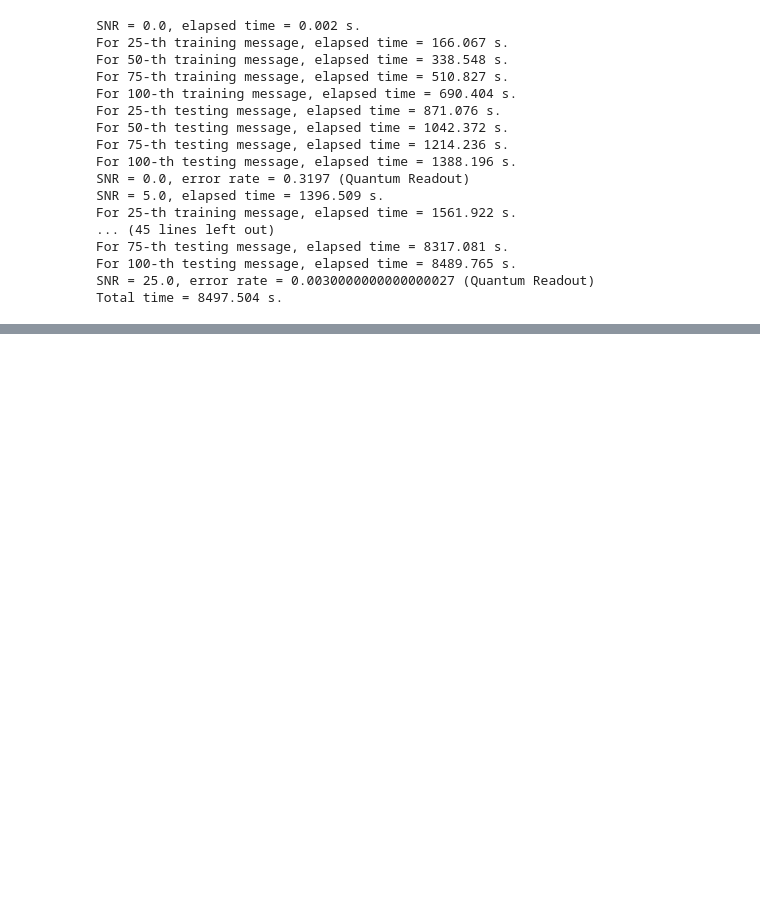
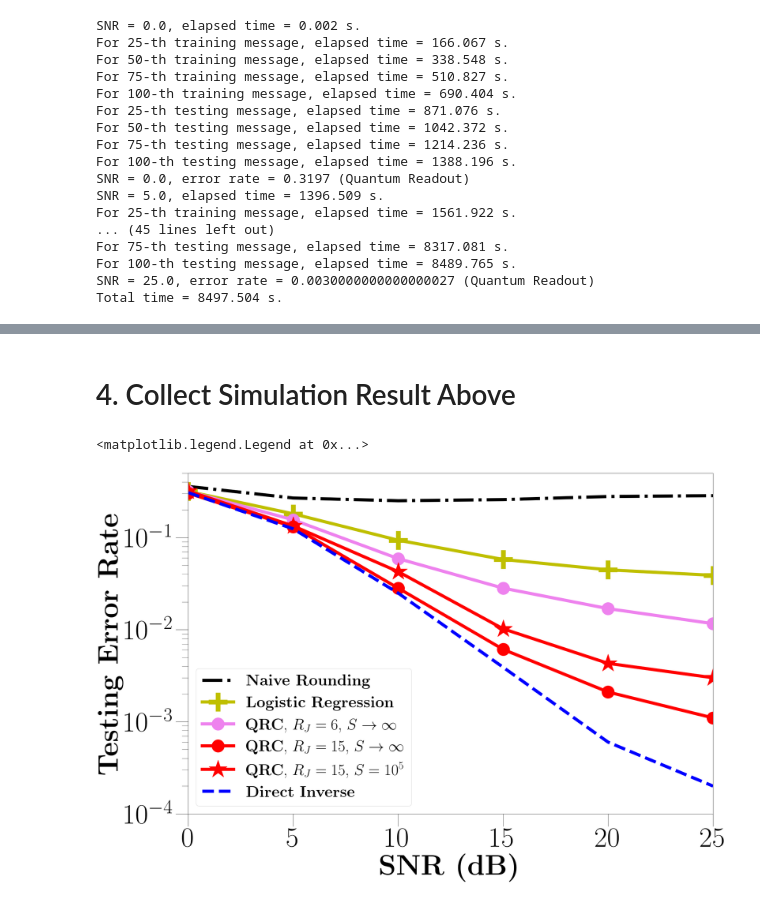
Before and after one commit to skhanCC/NISQRC-Codes, a Jupyter notebook: Channel_Equalization_Error_vs_SNR.ipynb, the cells around one changed output, grey strips where cells are left out. Cells and saved outputs as stored; diff of their text form; code cells hidden in the pictures; blank space fills up the shorter version.

```diff
--- a/Channel_Equalization_Error_vs_SNR.ipynb
+++ b/Channel_Equalization_Error_vs_SNR.ipynb
@@ -263,12 +263,12 @@ for i in range(N_qubits):
         if i < j: J_graph[i, j] = 1
 
 # Jacobian Rank = 6
-# J_graph = np.array([[0, 0, 1, 1, 0, 0],
-#                     [0, 0, 0, 0, 1, 1],
-#                     [0, 0, 0, 1, 0, 0],
-#                     [0, 0, 0, 0, 0, 0],
-#                     [0, 0, 0, 0, 0, 1],
-#                     [0, 0, 0, 0, 0, 0]])
+J_graph = np.array([[0, 0, 1, 1, 0, 0],
+                    [0, 0, 0, 0, 1, 1],
+                    [0, 0, 0, 1, 0, 0],
+                    [0, 0, 0, 0, 0, 0],
+                    [0, 0, 0, 0, 0, 1],
+                    [0, 0, 0, 0, 0, 0]])
 
 
 # J_mat = np.random.rand(N_qubits, N_qubits)
@@ -1050,0 +982,61 @@ ax.legend(ncol = 1, fontsize = 50)
+# %% [markdown]
+# 4. Collect Simulation Result Above
+# %%
+params = {'axes.labelsize': '90',
+    'axes.titlesize':'90',
+    'xtick.labelsize':'90',
+    'ytick.labelsize':'90',
+    'lines.linewidth' : 10,
+    'legend.fontsize': '40',
+    'xtick.major.size': 40.,
+    'ytick.major.size': 40.,
+    'xtick.minor.size': 20.,
+    'ytick.minor.size': 20.,
+    }
+plt.rcParams.update(params)
+plt.rcParams['axes.prop_cycle'] = plt.cycler(color=["#1f77b4", "#2ca02c","#8c564b", "#bcbd22", "#d62728",
+                                                    "#9467bd","#e377c2", "#7f7f7f", "#17becf", "#ff7f0e"])
+
+## Data Stored
+
+Error_list_QRC_Connected_train = np.array([0.294 , 0.1313, 0.0305, 0.0047, 0.0010, 0.0009])
+Error_list_QRC_Connected_test  = np.array([0.3027, 0.1305, 0.0282, 0.0061, 0.0021, 0.0011])
+
+Error_list_QRC_22_train = np.array([0.3114, 0.1507, 0.0587, 0.0228, 0.0142, 0.0128])
+Error_list_QRC_22_test  = np.array([0.3168, 0.1555, 0.059 , 0.0282, 0.0169, 0.0116])
+
+Error_list_QRC_Connected_train_S = np.array([0.3087, 0.1419, 0.0386, 0.0088, 0.0028, 0.0014])
+Error_list_QRC_Connected_test_S  = np.array([0.3197, 0.1336, 0.0426, 0.0102, 0.0043, 0.0030])
+
+Rounding_list = np.array([0.35883333, 0.2684, 0.25083333, 0.25803333, 0.2787, 0.28476667])
+Error_list_test_LR = np.array([0.3166, 0.18083333, 0.09346667, 0.05776667, 0.0446, 0.03883333])
+ErrorRate_Bound = np.array([0.3069, 0.1241, 0.0249, 0.0039, 0.0006, 0.0002])
+
+# Plot Figure
+
+SNR_list = np.linspace(0, 25, 6)
+fig, ax = plt.subplots(1, 1, figsize=(30, 20))
+
+ax.plot(SNR_list, Rounding_list, 'k-.', label = r'\textbf{Naive Rounding}')
+ax.plot(SNR_list, Error_list_test_LR, 'y-+', markersize = 60, markeredgewidth = 15, label = r'\textbf{Logistic Regression}')
+
+ax.plot(SNR_list, Error_list_QRC_22_test, color='violet' , linestyle='-', marker='.', markersize = 80,
+        label = r'\textbf{QRC}, $R_J=6$, $S\to\infty$')
+ax.plot(SNR_list, Error_list_QRC_Connected_test, color='red',   linestyle='-', marker='.', markersize = 80,
+        label = r'\textbf{QRC}, $R_J=15$, $S\to\infty$')
+ax.plot(SNR_list, Error_list_QRC_Connected_test_S, color='red', linestyle='-', marker='*', markersize = 60,
+        label = r'\textbf{QRC}, $R_J=15$, $S=10^5$')
+
+
+ax.plot(SNR_list[:6], ErrorRate_Bound[:6], 'b--', label = r'\textbf{Direct Inverse}', markersize = 60)
+
+
+ax.set_xlim([0, 25])
+plt.yscale("log")
+ax.set_ylim([0.0001, 0.5])
+ax.set_ylabel(r'\textbf{Testing Error Rate}')
+ax.set_xlabel(r'\textbf{SNR (dB)}')
+ax.legend(ncol = 1, fontsize = 50)
+# %% [output]
+<matplotlib.legend.Legend at 0x...>
+[figure, added]
```
Also changed, not shown: parts of 23 cells of this notebook.
